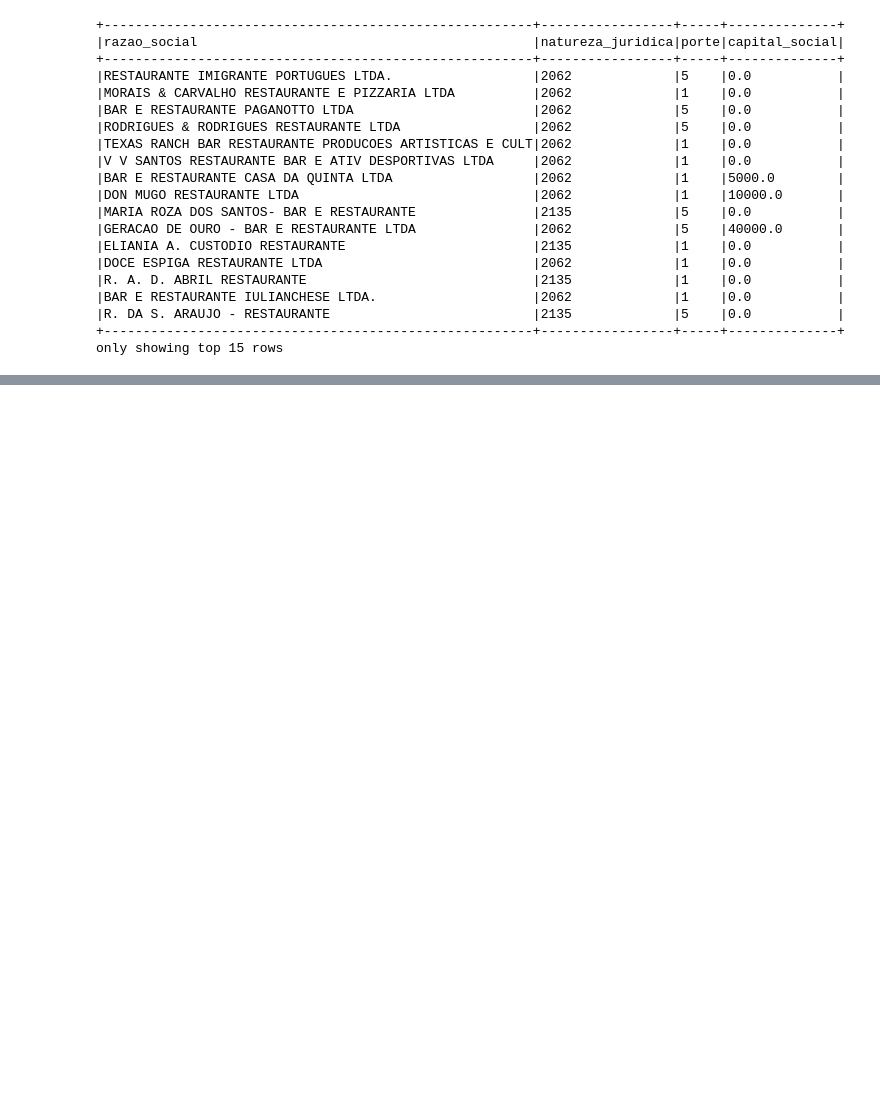
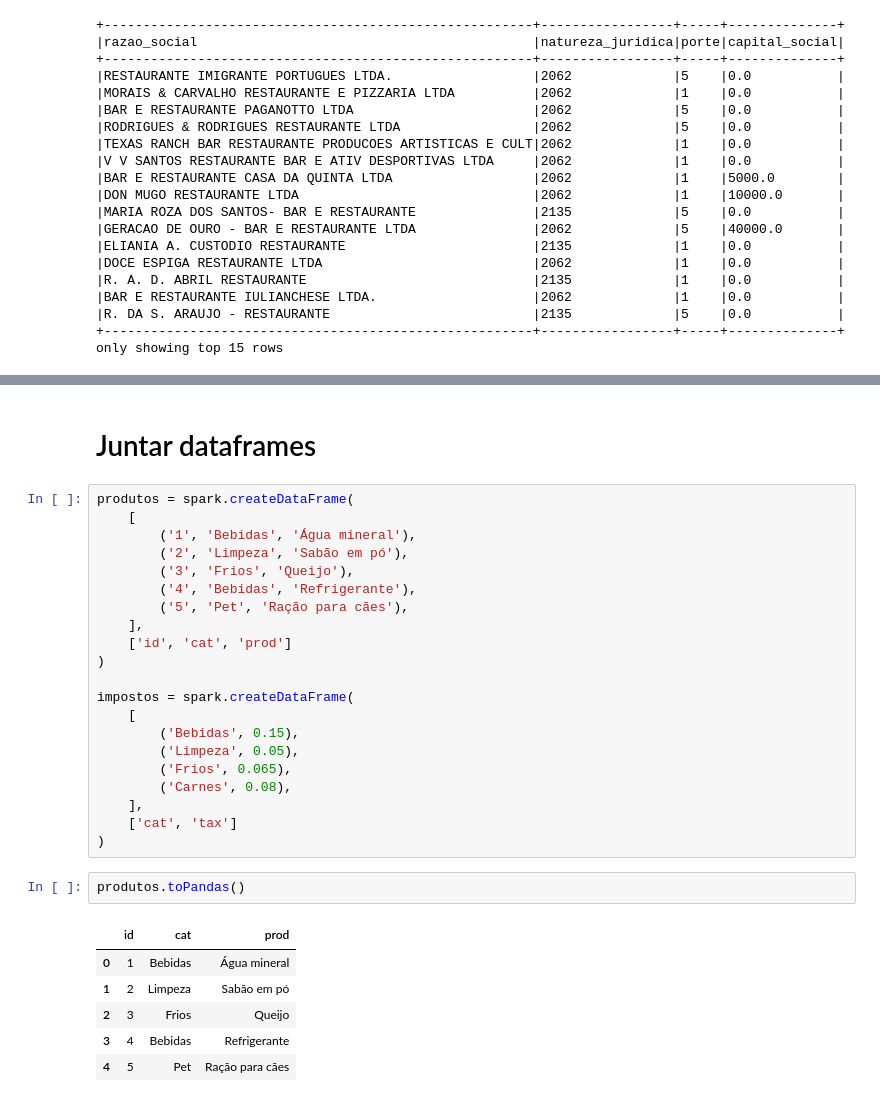
Before and after one commit to leticiafaria7/alura-courses, a Jupyter notebook: apache-spark/manipulando_dados.ipynb, the cells around one changed output, grey strips where cells are left out. Drawn from its saved outputs; the diff is of its cells as text; blank space fills up the shorter version.

```diff
--- a/apache-spark/manipulando_dados.ipynb
+++ b/apache-spark/manipulando_dados.ipynb
@@ -644,0 +716,32 @@ only showing top 15 rows
+# %% [markdown]
+# Juntar dataframes
+# %%
+produtos = spark.createDataFrame(
+    [
+        ('1', 'Bebidas', 'Água mineral'),
+        ('2', 'Limpeza', 'Sabão em pó'),
+        ('3', 'Frios', 'Queijo'),
+        ('4', 'Bebidas', 'Refrigerante'),
+        ('5', 'Pet', 'Ração para cães'),
+    ],
+    ['id', 'cat', 'prod']
+)
+
+impostos = spark.createDataFrame(
+    [
+        ('Bebidas', 0.15),
+        ('Limpeza', 0.05),
+        ('Frios', 0.065),
+        ('Carnes', 0.08),
+    ],
+    ['cat', 'tax']
+)
+# %%
+produtos.toPandas()
+# %% [output]
+|  | id | cat | prod |
+| 0 | 1 | Bebidas | Água mineral |
+| 1 | 2 | Limpeza | Sabão em pó |
+| 2 | 3 | Frios | Queijo |
+| 3 | 4 | Bebidas | Refrigerante |
+| 4 | 5 | Pet | Ração para cães |
```
Also changed, not shown: parts of 25 cells of this notebook.
